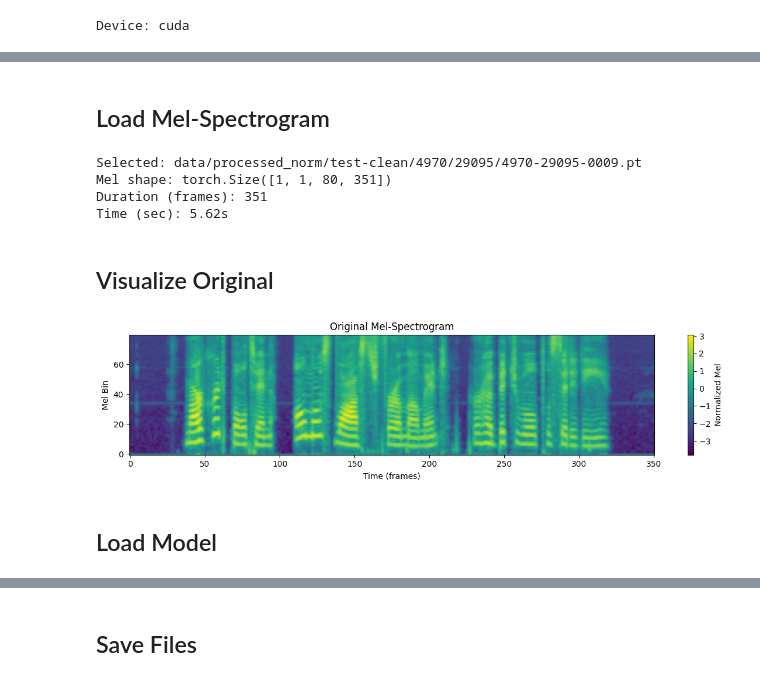
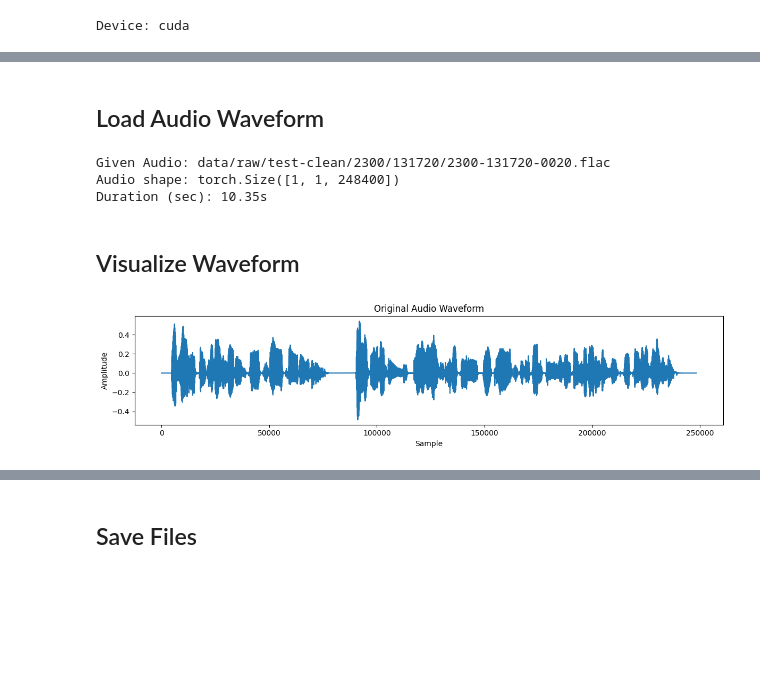
Before and after one commit to bharani1990/Diffusion_PreTrained, a Jupyter notebook: audio_inspection.ipynb, the cells around one changed output, grey strips where cells are left out. Saved outputs shown, nothing was run; the diff lists cells and outputs as text; code cells hidden in the pictures; blank space fills up the shorter version.

Commit message:
encodec model pretained used on librispeech

```diff
--- a/audio_inspection.ipynb
+++ b/audio_inspection.ipynb
@@ -26,36 +72,35 @@ Device: cuda
 # %% [markdown]
-## Load Mel-Spectrogram
+## Load Audio Waveform
 # %%
-test_files = list(Path("data/processed_norm/test-clean").rglob("*.pt"))
+test_files = list(Path("data/raw/test-clean").rglob("*.flac"))
 test_file = random.choice(test_files)
 
-mel_original = torch.load(test_file).float()
-if mel_original.dim() == 2:
-    mel_original = mel_original.unsqueeze(0)
-if mel_original.dim() == 3:
-    mel_original = mel_original.unsqueeze(1)
+waveform, sr = torchaudio.load(test_file)
 
-print(f"Selected: {test_file}")
-print(f"Mel shape: {mel_original.shape}")
-print(f"Duration (frames): {mel_original.shape[-1]}")
-print(f"Time (sec): {mel_original.shape[-1] * 256 / 16000:.2f}s")
+if sr != 24000:
+    waveform = torchaudio.functional.resample(waveform, orig_freq=sr, new_freq=24000)
+
+if waveform.shape[0] > 1:
+    waveform = waveform.mean(dim=0, keepdim=True)
+
+waveform = waveform.unsqueeze(0)
+
+print(f"Given Audio: {test_file}")
+print(f"Audio shape: {waveform.shape}")
+print(f"Duration (sec): {waveform.shape[-1] / 24000:.2f}s")
 # %% [output]
-Selected: data/processed_norm/test-clean/4970/29095/4970-29095-0009.pt
-Mel shape: torch.Size([1, 1, 80, 351])
-Duration (frames): 351
-Time (sec): 5.62s
+Given Audio: data/raw/test-clean/2300/131720/2300-131720-0020.flac
+Audio shape: torch.Size([1, 1, 248400])
+Duration (sec): 10.35s
 # %% [markdown]
-## Visualize Original
+## Visualize Waveform
 # %%
 plt.figure(figsize=(12, 3))
-plt.imshow(mel_original[0, 0].cpu().numpy(), aspect='auto', origin='lower', cmap='viridis')
-plt.colorbar(label='Normalized Mel')
-plt.xlabel('Time (frames)')
-plt.ylabel('Mel Bin')
-plt.title('Original Mel-Spectrogram')
+plt.plot(waveform[0, 0].cpu().numpy())
+plt.title('Original Audio Waveform')
+plt.xlabel('Sample')
+plt.ylabel('Amplitude')
 plt.tight_layout()
 plt.show()
 # %% [output]
-[figure, old version]
+[figure, new version]
-# %% [markdown]
-## Load Model
```
Also changed, not shown: parts of 18 cells of this notebook, 15 other files.
